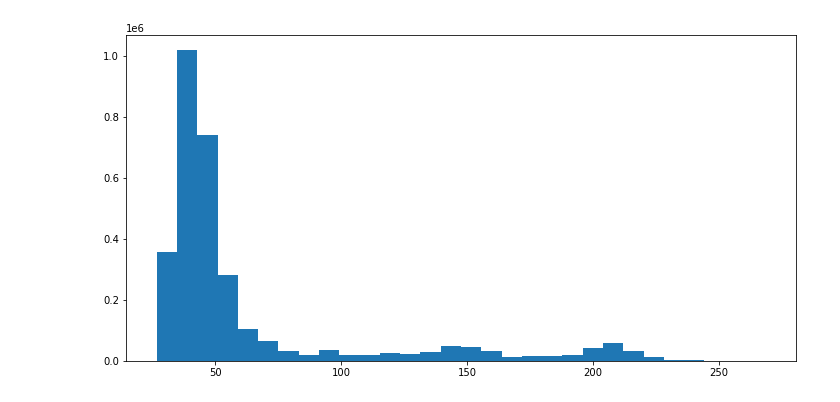
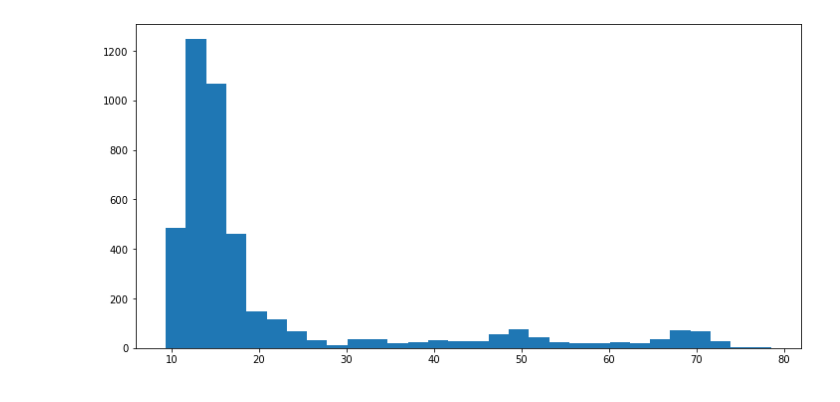
Before and after one commit to GStechschulte/energy-efficiency, a Jupyter notebook: EDA/load_profiles/g_5fe33f53923d596335e69d41.ipynb, the cells around one changed output. Cells and saved outputs as stored; diff of their text form; code cells hidden in the pictures.

```diff
--- a/EDA/load_profiles/g_5fe33f53923d596335e69d41.ipynb
+++ b/EDA/load_profiles/g_5fe33f53923d596335e69d41.ipynb
@@ -50,0 +9,4 @@ Timedelta('2 days 23:59:59.791000')
+# %%
+df_hr = query_table(table='g_5fe33f53923d596335e69d41_1H')
+df_1T = query_table(table='g_5fe33f53923d596335e69d41_1T')
+df_5T = query_table(table='g_5fe33f53923d596335e69d41_5T')
@@ -57,6 +65,6 @@ plt.plot(kw.index, kw.kw)
 # %%
 plt.figure(figsize=(12, 6))
-plt.hist(x=kw.kw, bins=30)
+plt.hist(x=df_1T.kw, bins=30)
 plt.show()
 # %% [output]
-[figure, old version]
+[figure, new version]
```
Also changed, not shown: parts of 10 cells of this notebook, 2 other files.
